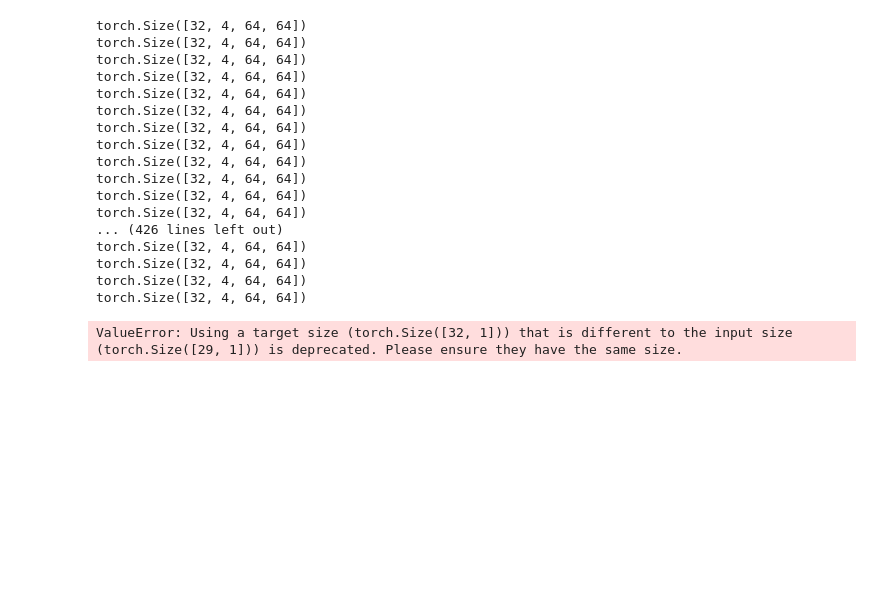
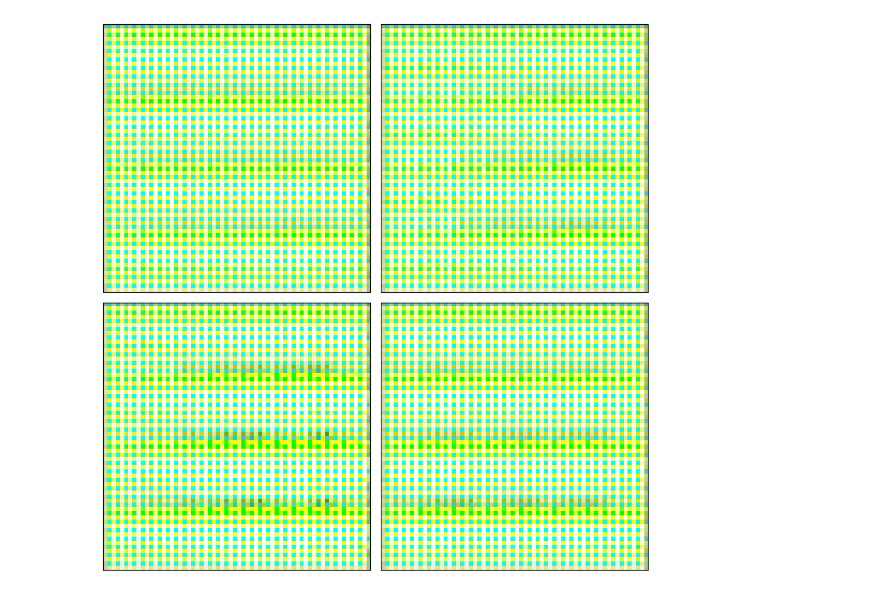
Before and after one commit to SansPapyrus683/emojis, a Jupyter notebook: main.ipynb, the cells around one changed output. Saved outputs shown, nothing was run; the diff lists cells and outputs as text; code cells hidden in the pictures; blank space fills up the shorter version.

```diff
--- a/main.ipynb
+++ b/main.ipynb
@@ -39,8 +39,8 @@ discriminator = discriminator.to(device)
 criterion = torch.nn.BCELoss() #This is the loss specified in the GAN paper
 
 # Create batch of latent vectors that we will use to visualize the progression of the generator
-
-fixed_noise = torch.randn(64, gen_in, 1, 1, device=device)
+img_num = 25
+fixed_noise = torch.randn(img_num, gen_in, 1, 1, device=device)
 
 # Establish convention for real and fake labels during training
 real_label = 1.
@@ -95,7 +95,7 @@ d_loss_stats = []
 g_loss_stats = []
 g_outputs = []
 
-num_epochs = 10
+num_epochs = 100
 for epoch in tqdm(range(1, num_epochs + 1)):
     for i, rl in enumerate(rl_loader):
         ########################################################
@@ -131,7 +131,7 @@ for epoch in tqdm(range(1, num_epochs + 1)):
 
         # Compute error of D as sum over the fake and the real batches
         d_err = d_rl_loss + d_fk_loss
-        d_err.backward()
+        d_err.backward(retain_graph=True)
 
         # Update D
         optim_d.step()
@@ -152,22 +152,3 @@ for epoch in tqdm(range(1, num_epochs + 1)):
 
         # Update G
         optim_g.step()
-# %% [output]
-torch.Size([32, 4, 64, 64])
-torch.Size([32, 4, 64, 64])
-torch.Size([32, 4, 64, 64])
-torch.Size([32, 4, 64, 64])
-torch.Size([32, 4, 64, 64])
-torch.Size([32, 4, 64, 64])
-torch.Size([32, 4, 64, 64])
-torch.Size([32, 4, 64, 64])
-torch.Size([32, 4, 64, 64])
-torch.Size([32, 4, 64, 64])
-torch.Size([32, 4, 64, 64])
-torch.Size([32, 4, 64, 64])
-... (426 lines left out)
-torch.Size([32, 4, 64, 64])
-torch.Size([32, 4, 64, 64])
-torch.Size([32, 4, 64, 64])
-torch.Size([32, 4, 64, 64])
-ValueError: Using a target size (torch.Size([32, 1])) that is different to the input size (torch.Size([29, 1])) is deprecated. Please ensure they have the same size.
@@ -175,0 +155,19 @@ ValueError: Using a target size (torch.Size([32, 1])) that is different to the i
+# %%
+# generate images from the model
+gen_output = generator(fixed_noise)
+side = int(img_num ** 0.5)
+side = 2
+fig, axes = plt.subplots(side, side, figsize=(8, 8))
+
+for i in range(side):
+    for j in range(side):
+        img = (gen_output[side * i + j]).cpu().detach()
+        img = torch.moveaxis(img, 0, 2)
+        axes[i, j].imshow(img)
+        axes[i, j].set_xticks([])
+        axes[i, j].set_yticks([])
+
+plt.tight_layout()
+plt.show()
+# %% [output]
+[figure, added]
```
Also changed, not shown: parts of 3 cells of this notebook, 2 other files.
